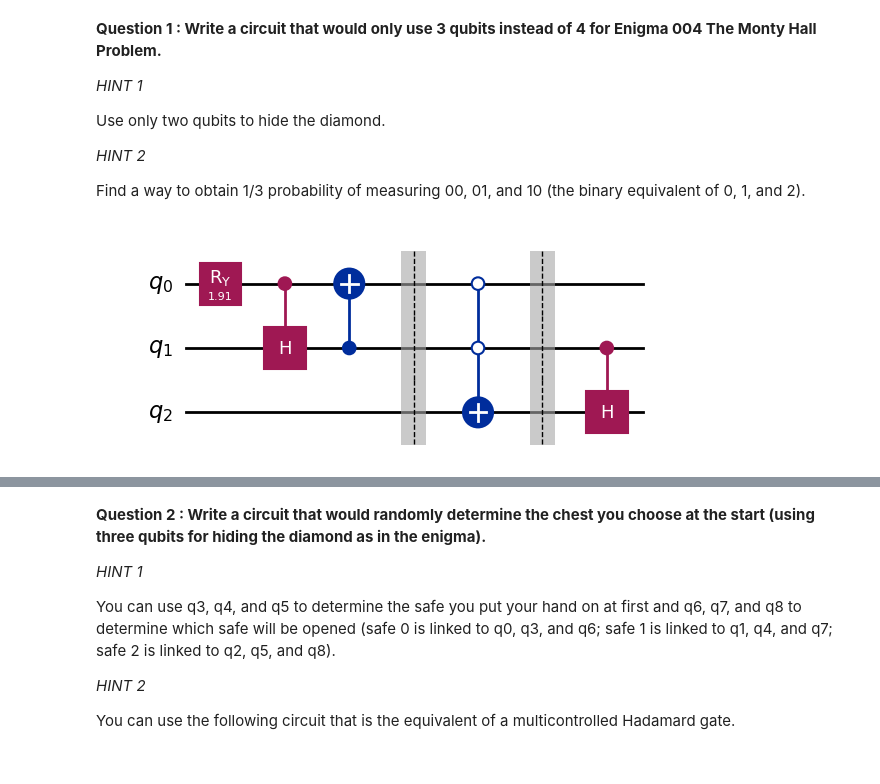
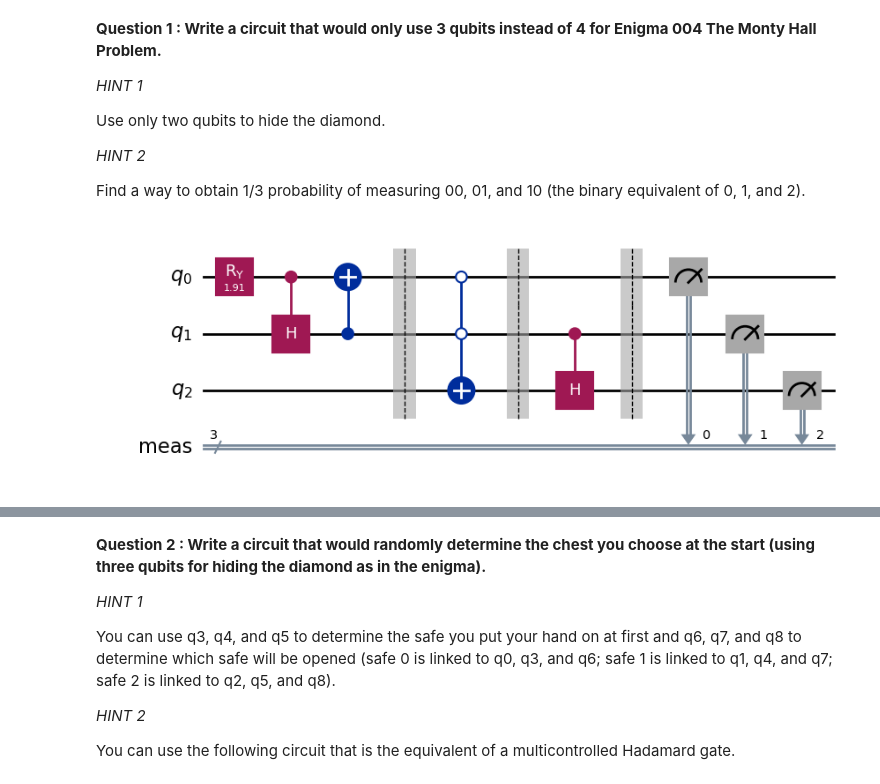
Before and after one commit to algolab-quantique/quantum-enigmas, a Jupyter notebook: notebooks/enigma004.ipynb, the cells around one changed output, grey strips where cells are left out. Saved outputs shown, nothing was run; the diff lists cells and outputs as text; code cells hidden in the pictures.

```diff
--- a/notebooks/enigma004.ipynb
+++ b/notebooks/enigma004.ipynb
@@ -21,18 +21,20 @@ Find a way to obtain 1/3 probability of measuring 00, 01, and 10 (the binary equ
 # %%
 problem_qc = QuantumCircuit(3)
 
 #Placing the diamond with 1/3 probability for each measure of 00, 01, and 10.
 problem_qc.ry(1.910633, 0)
 problem_qc.ch(0, 1)
 problem_qc.cx(1, 0)
 
 problem_qc.barrier()
 #Opening safe 1 if the diamond is in safe 0
 problem_qc.mcx([0, 1], 2, ctrl_state='00')
 problem_qc.barrier()
 #Opening safe 0 or 1 if the diamond is in safe 2
 problem_qc.ch(1, 2)
 
+
+problem_qc.measure_all()
 problem_qc.draw("mpl")
 # %% [output]
-[figure, old version]
+[figure, new version]
```
Also changed, not shown: parts of 1 cell of this notebook, 3 other files.
